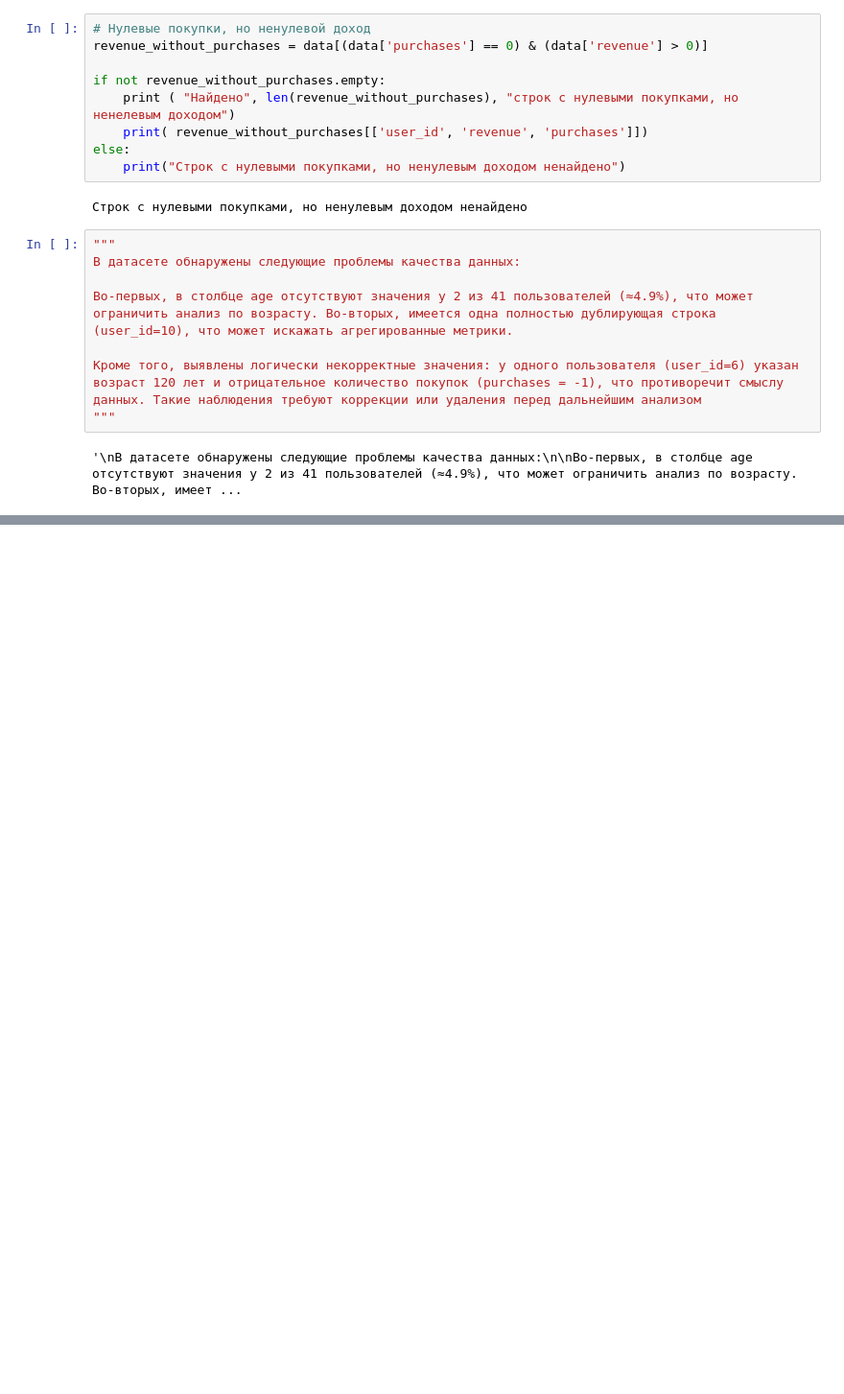
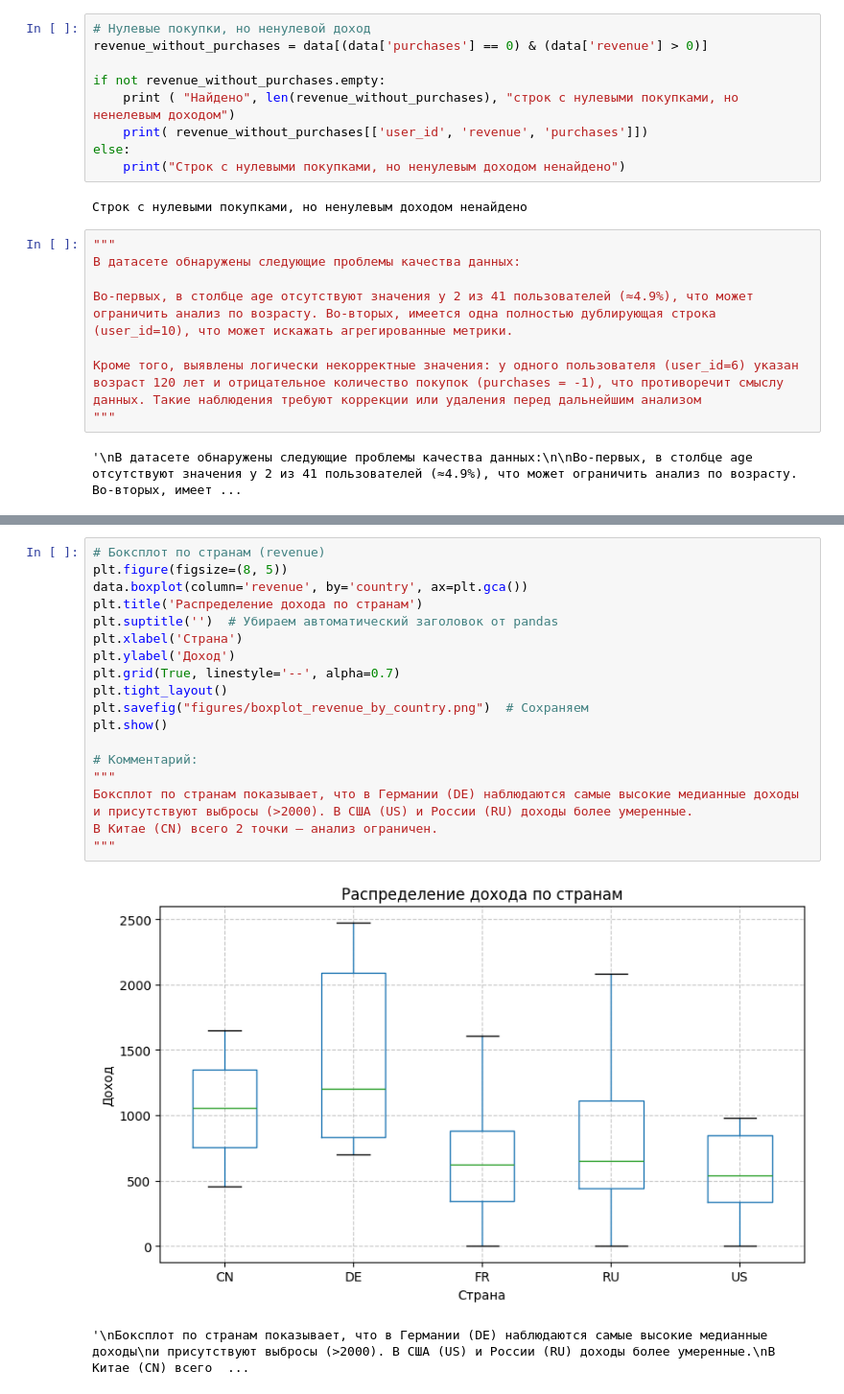
Before and after one commit to daririr/aie-group-3, a Jupyter notebook: homeworks/HW02/HW02.ipynb, the cells around one changed output, grey strips where cells are left out. Shown: that part at 96% size. Drawn from its saved outputs; the diff is of its cells as text; blank space fills up the shorter version.

```diff
--- a/homeworks/HW02/HW02.ipynb
+++ b/homeworks/HW02/HW02.ipynb
@@ -130,0 +208,22 @@ else:
+# %%
+# Боксплот по странам (revenue)
+plt.figure(figsize=(8, 5))
+data.boxplot(column='revenue', by='country', ax=plt.gca())
+plt.title('Распределение дохода по странам')
+plt.suptitle('')  # Убираем автоматический заголовок от pandas
+plt.xlabel('Страна')
+plt.ylabel('Доход')
+plt.grid(True, linestyle='--', alpha=0.7)
+plt.tight_layout()
+plt.savefig("figures/boxplot_revenue_by_country.png")  # Сохраняем
+plt.show()
+
+# Комментарий:
+"""
+Боксплот по странам показывает, что в Германии (DE) наблюдаются самые высокие медианные доходы
+и присутствуют выбросы (>2000). В США (US) и России (RU) доходы более умеренные.
+В Китае (CN) всего 2 точки — анализ ограничен.
+"""
+# %% [output]
+[figure, added]
+'\nБоксплот по странам показывает, что в Германии (DE) наблюдаются самые высокие медианные доходы\nи присутствуют выбросы (>2000). В США (US) и России (RU) доходы более умеренные.\nВ Китае (CN) всего  ...
```
Also changed, not shown: parts of 6 cells of this notebook, 3 other files.
